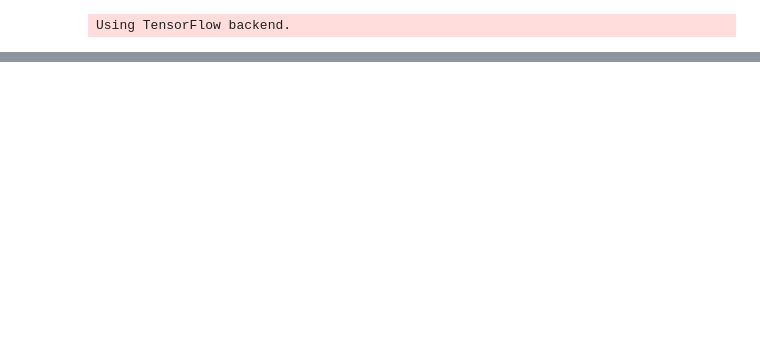
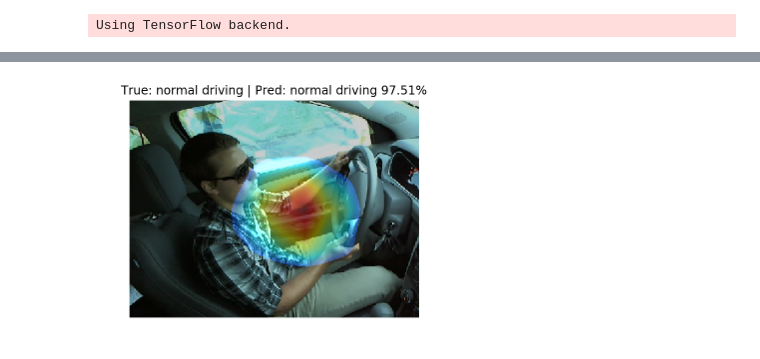
Before and after one commit to ucaszb/capstone, a Jupyter notebook: CAM.ipynb, the cells around one changed output, grey strips where cells are left out. Saved outputs shown, nothing was run; the diff lists cells and outputs as text; code cells hidden in the pictures; blank space fills up the shorter version.

```diff
--- a/CAM.ipynb
+++ b/CAM.ipynb
@@ -61,4 +16,32 @@ def show_heatmap_image(model_show, weights_show, image_file):
 # %%
-weights = model.layers[final_layer].get_weights()[0]
-layer_output = model.layers[visual_layer].output
-model2 = Model(model.input, [layer_output, model.output])
+model_image_size = (330, 440)
+batch_size = 64
+model = load_model('Xception3.h5')
+feature_output = model.layers[131].output
+model2 = Model(model.input, [feature_output, model.output])
+# %%
+gen = ImageDataGenerator(preprocessing_function=preprocess_input)
+valid_generator = gen.flow_from_directory('./imgs/valid3',  model_image_size, \
+                                          shuffle=False, batch_size=batch_size, class_mode="categorical")
+
+gen2 = ImageDataGenerator()
+valid_generator2 = gen2.flow_from_directory('./imgs/valid3',  model_image_size, \
+                                          shuffle=False, batch_size=batch_size, class_mode="categorical")
+
+steps_valid_sample = int(valid_generator.samples)//batch_size + 1
+img = []
+y_trues = []
+
+i = 0
+for _, y in valid_generator:
+    y_trues.extend(y)
+    i += 1
+    if i== steps_valid_sample:break
+
+i = 0
+for x, _ in valid_generator2:
+    img.extend(x)
+    i += 1
+    if i== steps_valid_sample:break
+
+img = np.array(img)
@@ -64,0 +51,8 @@ model2 = Model(model.input, [layer_output, model.output])
+# %%
+imgs = np.zeros((1847, model_image_size[0], model_image_size[1], 3), dtype=np.uint8)
+for i in range(img.shape[0]):
+#    img[i] = img[i][:, :, ::-1]
+    img[i] = cv2.resize(img[i], (model_image_size[1], model_image_size[0]))
+    imgs[i] = img[i]
+features, y_preds = m.predict_model(model2, valid_generator, steps_valid_sample)
+weights = model.layers[134].get_weights()[0]
@@ -64,0 +88,4 @@ model2 = Model(model.input, [layer_output, model.output])
+# %%
+m.cam(imgs, features, y_trues, y_preds, weights, model_image_size, 10)
+# %% [output]
+[figure, added]
```
Also changed, not shown: parts of 12 cells of this notebook, 1 other file.
